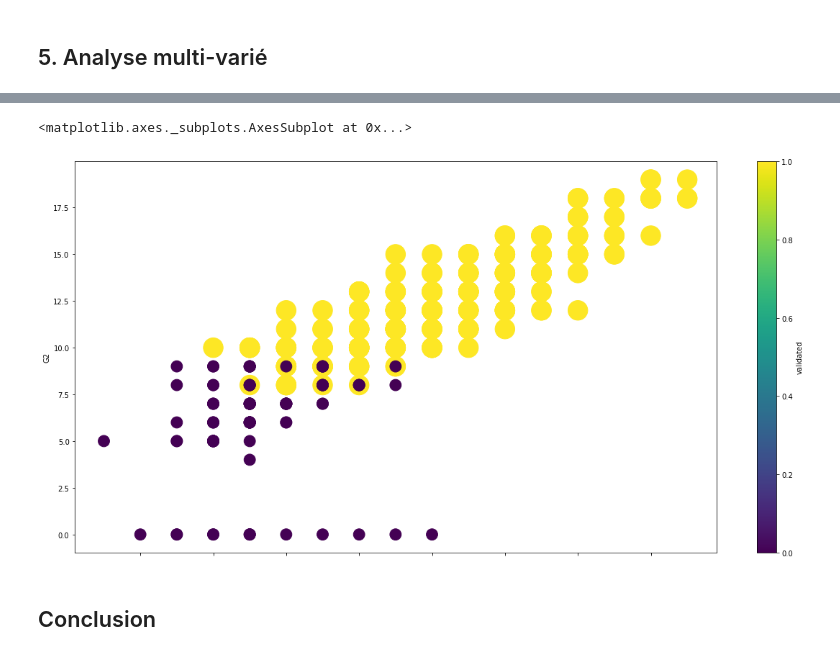
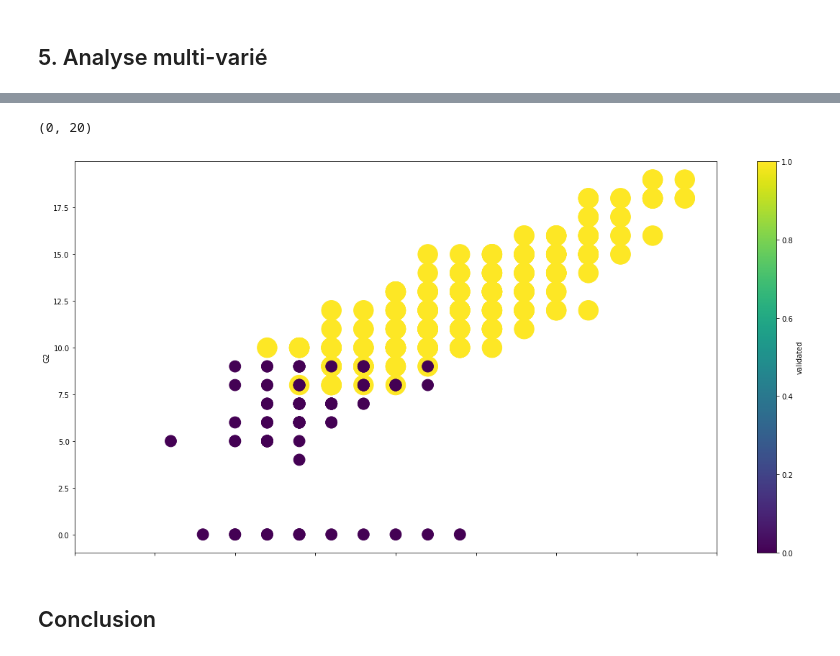
Before and after one commit to ComeMS/Cours-Data-Science, a Jupyter notebook: mini_projet_Les_Ecoles.ipynb, the cells around one changed output, grey strips where cells are left out. Saved outputs shown, nothing was run; the diff lists cells and outputs as text; code cells hidden in the pictures.

```diff
--- a/mini_projet_Les_Ecoles.ipynb
+++ b/mini_projet_Les_Ecoles.ipynb
@@ -213,7 +214,8 @@ plt.show()
 # %%
 df.plot.scatter(x='G1', y='G2', c='validated',colormap='viridis',s=df.validated*500+250)
+plt.xlim(0,20)
 # %% [output]
-<matplotlib.axes._subplots.AxesSubplot at 0x...>
+(0, 20)
-[figure, old version]
+[figure, new version]
 # %% [markdown]
 ## Conclusion
```
Also changed, not shown: parts of 12 cells of this notebook.
